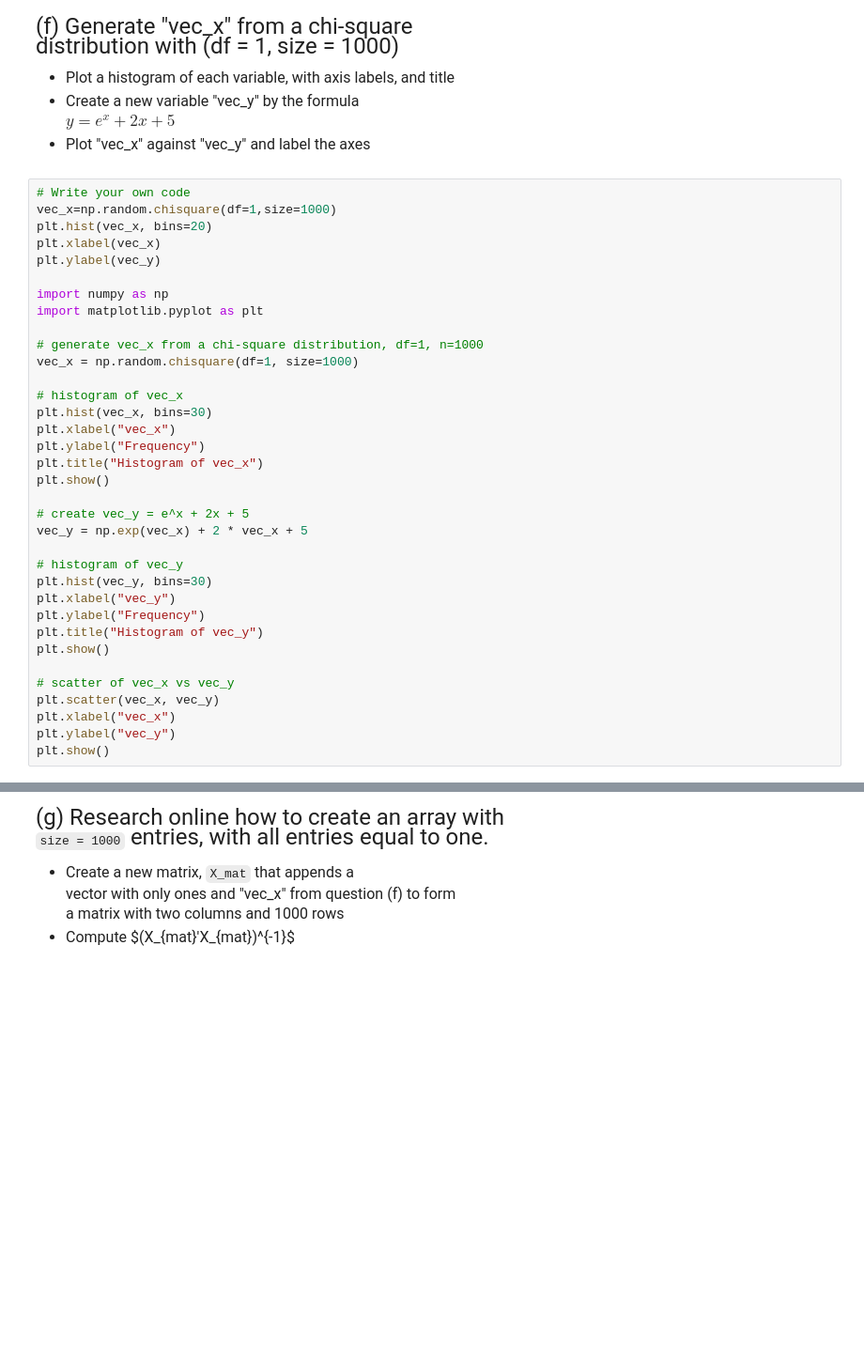
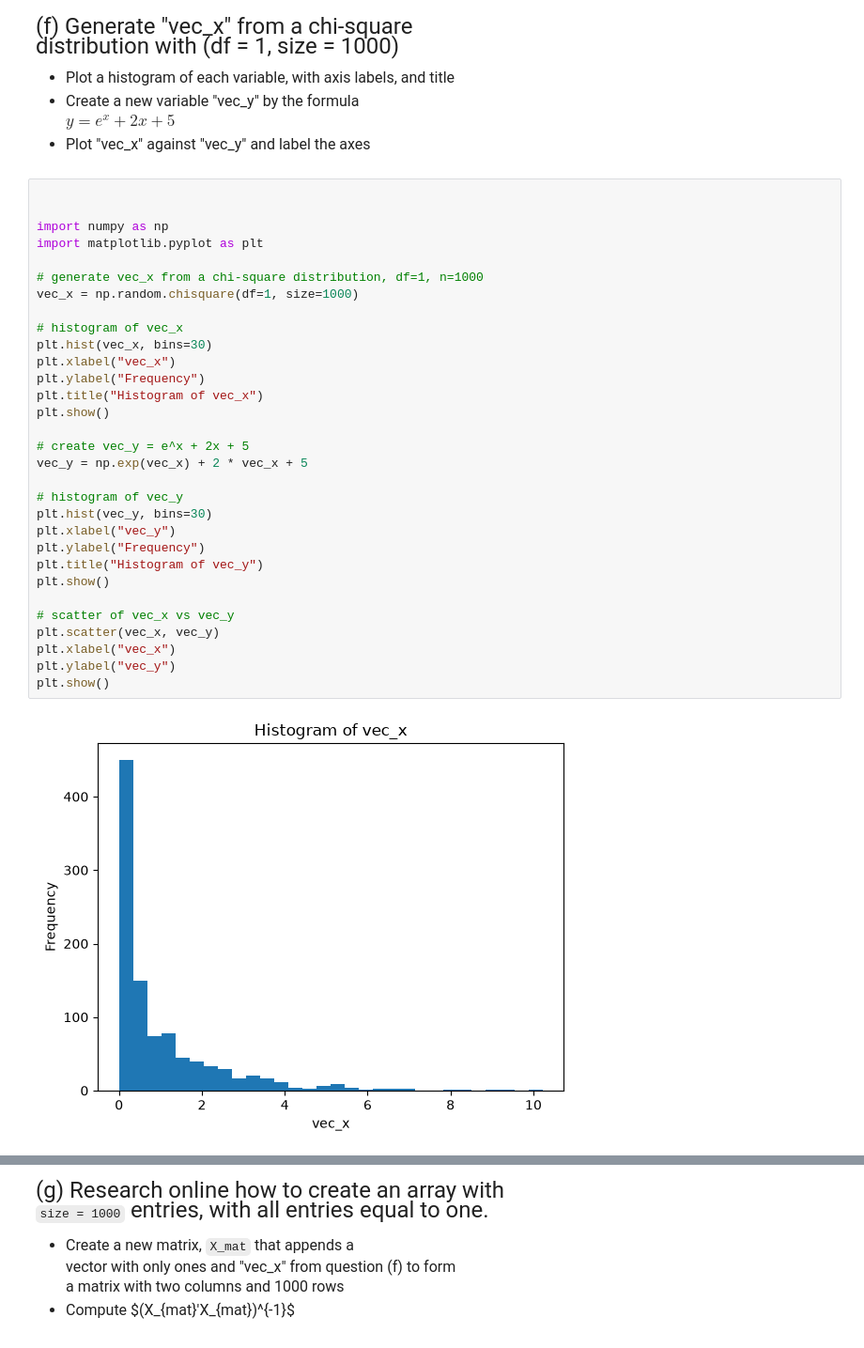
Before and after one commit to basilqueen/datasci530fall2026, a Jupyter notebook: Lecture 01/Lecture 1 - Exercises.ipynb, the cells around one changed output, grey strips where cells are left out. Shown at 94% size. Saved outputs shown, nothing was run; the diff lists cells and outputs as text; blank space fills up the shorter version.

```diff
--- a/Lecture 01/Lecture 1 - Exercises.ipynb
+++ b/Lecture 01/Lecture 1 - Exercises.ipynb
@@ -133,37 +134,35 @@ distribution with (df = 1, size = 1000)
 $ y = e^x + 2x + 5$
 - Plot "vec_x" against "vec_y" and label the axes
 # %%
-# Write your own code
-vec_x=np.random.chisquare(df=1,size=1000)
-plt.hist(vec_x, bins=20)
-plt.xlabel(vec_x)
-plt.ylabel(vec_y)
+
 
 import numpy as np
 import matplotlib.pyplot as plt
 
 # generate vec_x from a chi-square distribution, df=1, n=1000
 vec_x = np.random.chisquare(df=1, size=1000)
 
 # histogram of vec_x
 plt.hist(vec_x, bins=30)
 plt.xlabel("vec_x")
 plt.ylabel("Frequency")
 plt.title("Histogram of vec_x")
 plt.show()
 
 # create vec_y = e^x + 2x + 5
 vec_y = np.exp(vec_x) + 2 * vec_x + 5
 
 # histogram of vec_y
 plt.hist(vec_y, bins=30)
 plt.xlabel("vec_y")
 plt.ylabel("Frequency")
 plt.title("Histogram of vec_y")
 plt.show()
 
 # scatter of vec_x vs vec_y
 plt.scatter(vec_x, vec_y)
 plt.xlabel("vec_x")
 plt.ylabel("vec_y")
 plt.show()
+# %% [output]
+[figure, added]
```
Also changed, not shown: parts of 5 cells of this notebook, 3 other files.
